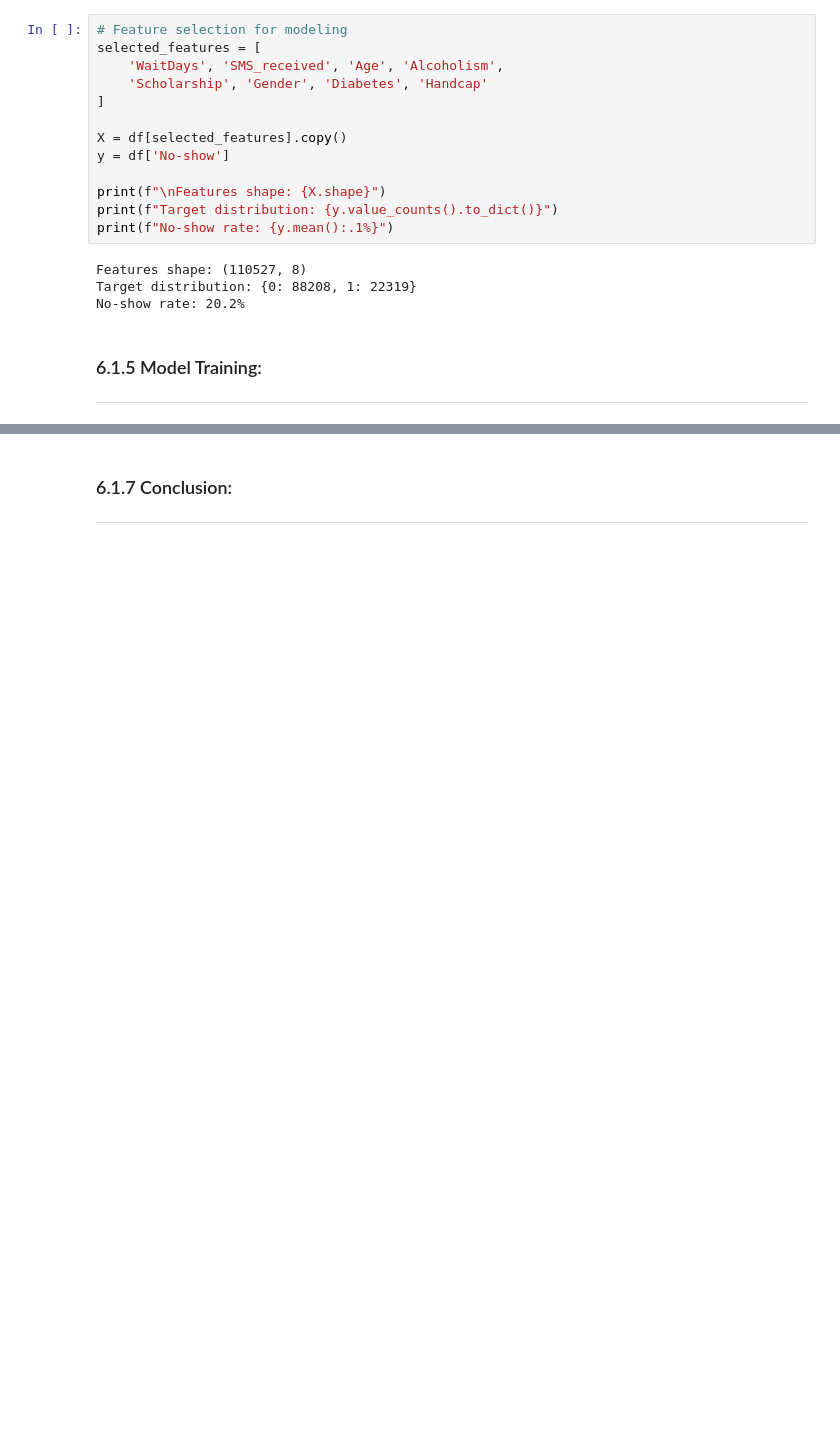
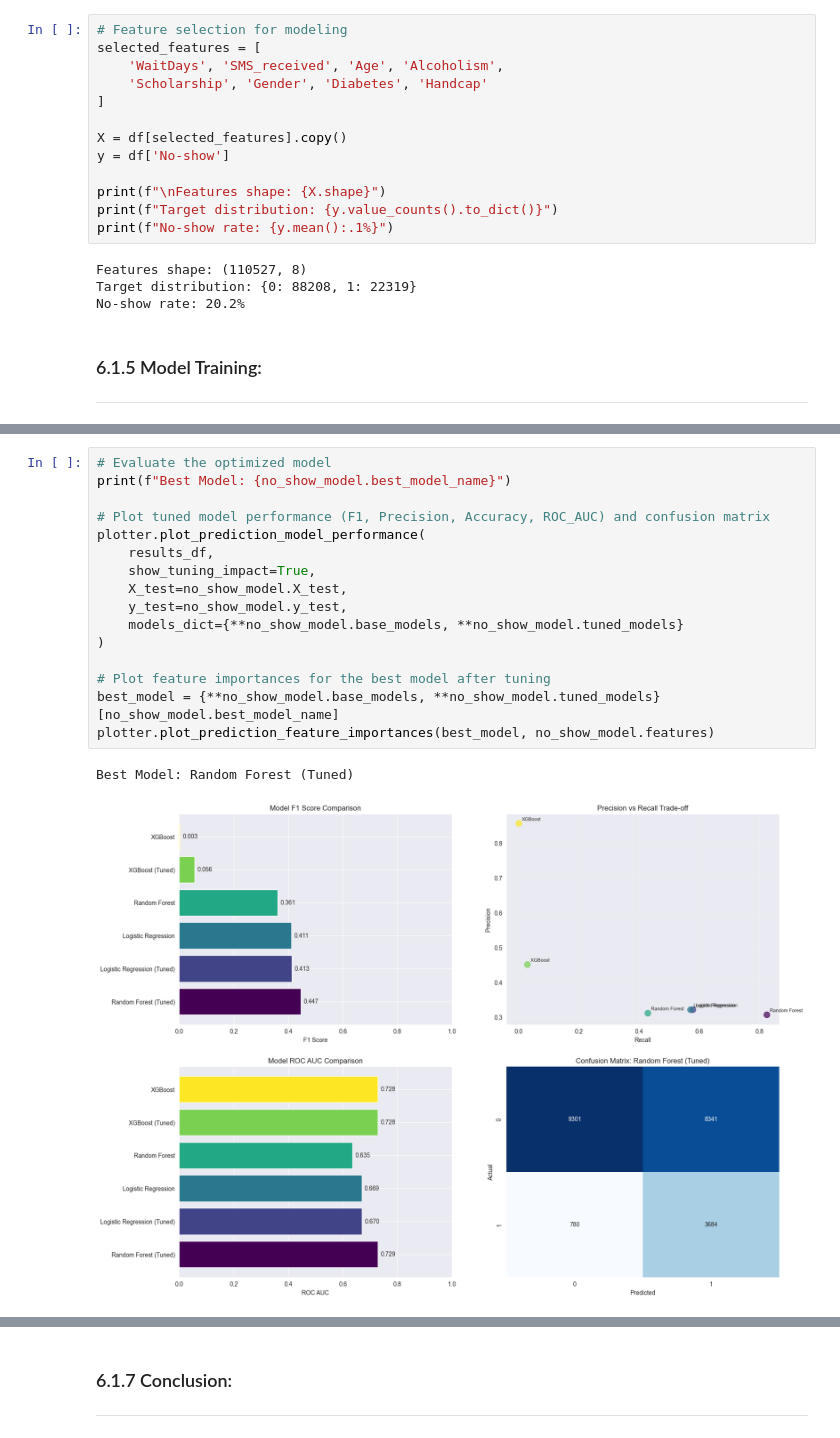
Before and after one commit to swapnilprakashpatil/aai510_3proj, a Jupyter notebook: notebooks/Supervised.ipynb, the cells around one changed output, grey strips where cells are left out. Cells and saved outputs as stored; diff of their text form; blank space fills up the shorter version.

```diff
--- a/notebooks/Supervised.ipynb
+++ b/notebooks/Supervised.ipynb
@@ -886,0 +474,19 @@ Recall: 0.829 (% of no-shows caught)
+# %%
+# Evaluate the optimized model
+print(f"Best Model: {no_show_model.best_model_name}")
+
+# Plot tuned model performance (F1, Precision, Accuracy, ROC_AUC) and confusion matrix
+plotter.plot_prediction_model_performance(
+    results_df,
+    show_tuning_impact=True,
+    X_test=no_show_model.X_test,
+    y_test=no_show_model.y_test,
+    models_dict={**no_show_model.base_models, **no_show_model.tuned_models}
+)
+
+# Plot feature importances for the best model after tuning
+best_model = {**no_show_model.base_models, **no_show_model.tuned_models}[no_show_model.best_model_name]
+plotter.plot_prediction_feature_importances(best_model, no_show_model.features)
+# %% [output]
+Best Model: Random Forest (Tuned)
+[figure, added]
```
Also changed, not shown: parts of 27 cells of this notebook, 8 other files.
